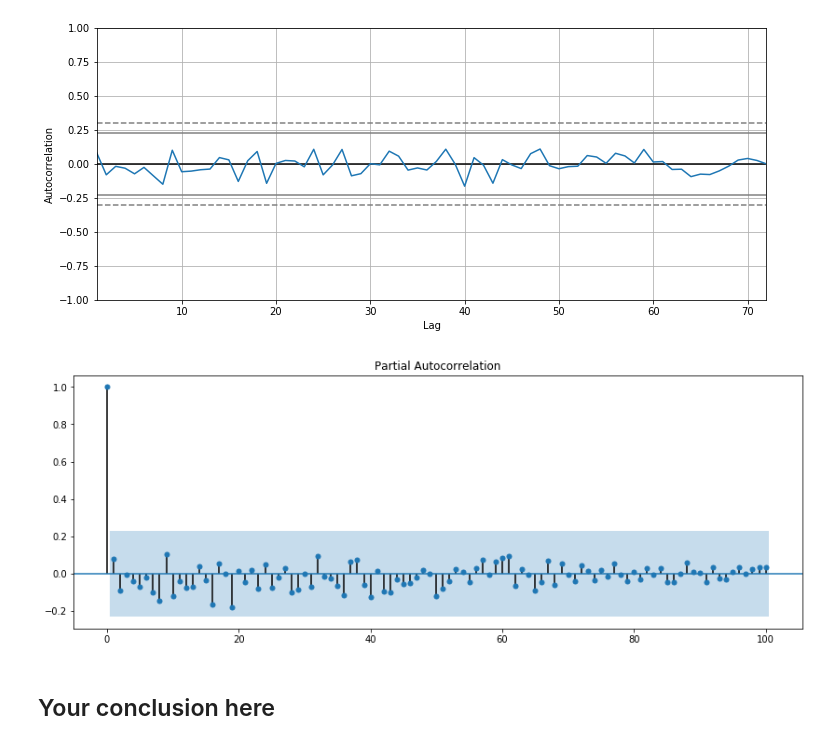
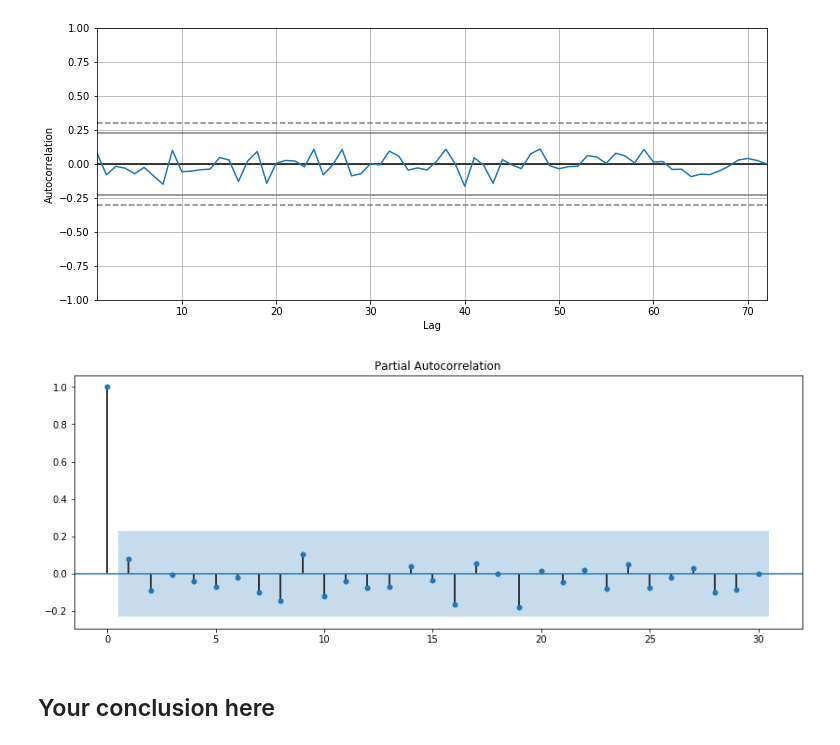
Before and after one commit to learn-co-curriculum/dsc-corr-autocorr-in-time-series-lab, a Jupyter notebook: index.ipynb, the cells around one changed output. Cells and saved outputs as stored; diff of their text form; code cells hidden in the pictures.

```diff
--- a/index.ipynb
+++ b/index.ipynb
@@ -248,9 +248,9 @@ pd.plotting.autocorrelation_plot(nyse.dropna());
 [figure]
 # %%
 rcParams['figure.figsize'] = 14, 5
-plot_pacf(nyse, lags=100, method='ywm');
+plot_pacf(nyse, lags=30, method='ywm');
 # %% [output]
-[figure, old version]
+[figure, new version]
 # %% [markdown]
 ## Your conclusion here
 # %%
```
Also changed, not shown: parts of 3 cells of this notebook, 13 other files.
